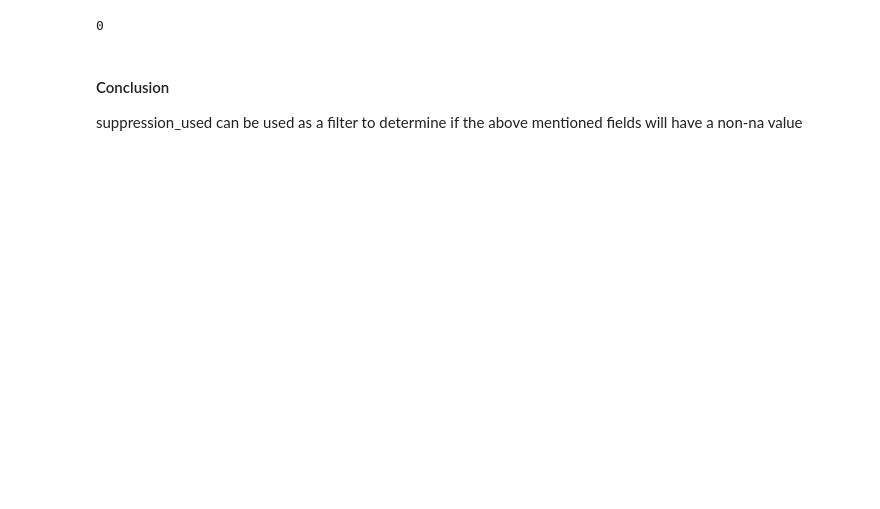
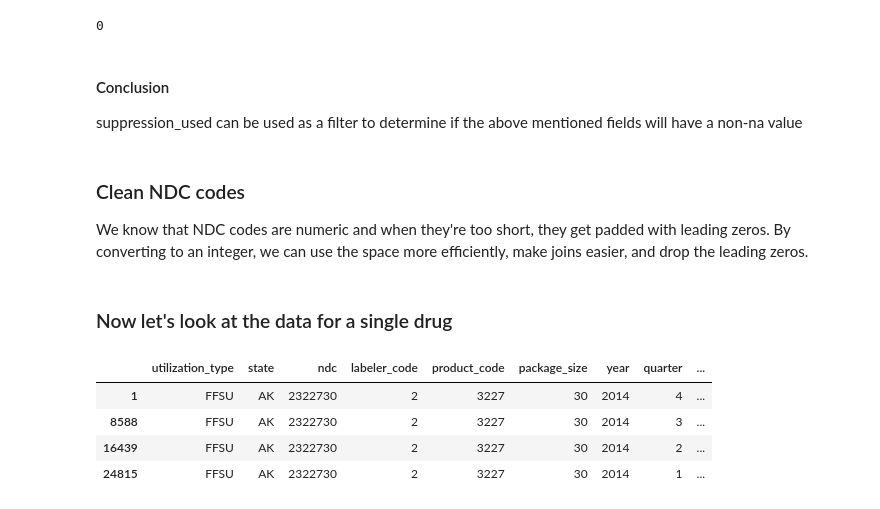
Before and after one commit to jonkerr/SIADS593, a Jupyter notebook: EDA_Drug_Utilization.ipynb, the cells around one changed output. Cells and saved outputs as stored; diff of their text form; code cells hidden in the pictures; blank space fills up the shorter version.

```diff
--- a/EDA_Drug_Utilization.ipynb
+++ b/EDA_Drug_Utilization.ipynb
@@ -272,0 +149,4 @@ suppression_used can be used as a filter to determine if the above mentioned fie
+# %% [markdown]
+### Clean NDC codes
+We know that NDC codes are numeric and when they're too short, they get padded with leading zeros.
+By converting to an integer, we can use the space more efficiently, make joins easier, and drop the leading zeros.
@@ -272,0 +155,10 @@ suppression_used can be used as a filter to determine if the above mentioned fie
+# %% [markdown]
+### Now let's look at the data for a single drug
+# %%
+df[(df.ndc==2322730)&(df.state=='AK')]
+# %% [output]
+|  | utilization_type | state | ndc | labeler_code | product_code | package_size | year | quarter | ... |
+| 1 | FFSU | AK | 2322730 | 2 | 3227 | 30 | 2014 | 4 | ... |
+| 8588 | FFSU | AK | 2322730 | 2 | 3227 | 30 | 2014 | 3 | ... |
+| 16439 | FFSU | AK | 2322730 | 2 | 3227 | 30 | 2014 | 2 | ... |
+| 24815 | FFSU | AK | 2322730 | 2 | 3227 | 30 | 2014 | 1 | ... |
```
Also changed, not shown: parts of 40 cells of this notebook.
